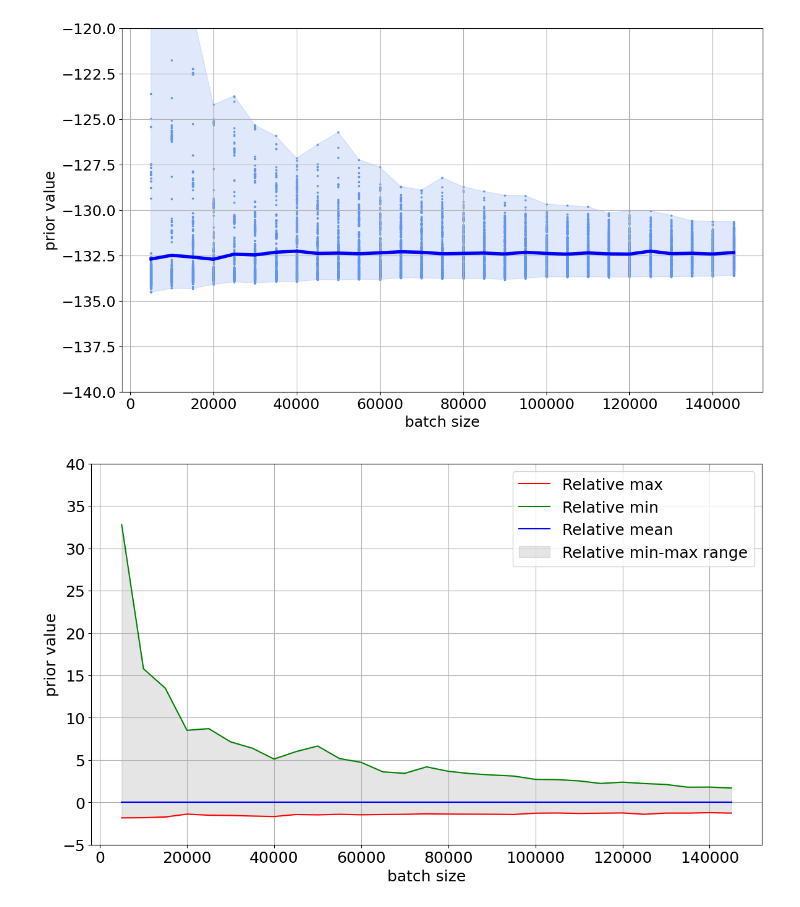
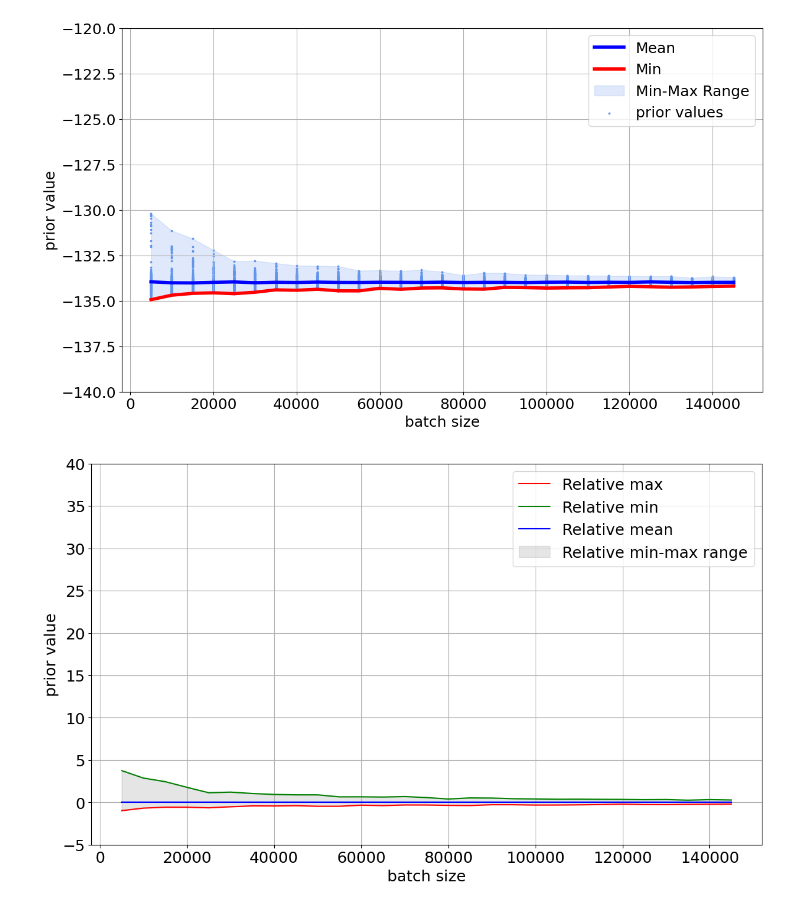
Before and after one commit to PaulBuechler-git/nf-for-inv-problems, a Jupyter notebook: prior_variance_experiment.ipynb, the cells around one changed output. Cells and saved outputs as stored; diff of their text form; code cells hidden in the pictures.

Commit message:
changes in noise since it wasn't uniform for all images

```diff
--- a/prior_variance_experiment.ipynb
+++ b/prior_variance_experiment.ipynb
@@ -7,9 +7,9 @@ from matplotlib import pyplot as plt
 # prior_variance_experiment(prior_val, prior_samples, start_time, end_time, eval_step)
 # %%
 # test image:
-params_path = 'results/prior_variance_experiment/custom_material_prior/version_3/params.json'
+#params_path = 'results/prior_variance_experiment/custom_material_prior/version_3/params.json'
 # train image:
-#params_path = 'results/prior_variance_experiment/custom_material_prior/version_4/params.json'
+params_path = 'results/prior_variance_experiment/custom_material_prior/version_4/params.json'
 # %%
 with open(params_path, 'r') as fp:
         params_dict = json.load(fp)
@@ -29,22 +29,24 @@ connection.commit()
 # %%
 cursor.execute("SELECT * from variance_data")
 means, mins, maxes, steps = zip(*cursor.fetchall())
 cursor.execute("SELECT * from scatter_data")
 scatter_steps, scatter_values = zip(*cursor.fetchall())
 plt.rcParams.update({'font.size' : 18})
 plt.figure(figsize=(14, 8))
 plt.plot(steps, means, label='Mean', linestyle='-', linewidth=4, color='blue')
+plt.plot(steps, mins, label='Min', linestyle='-', linewidth=4, color='red')
 plt.fill_between(steps, mins, maxes, color='cornflowerblue', alpha=0.2, label='Min-Max Range')
 plt.scatter(scatter_steps, scatter_values, color='cornflowerblue', marker='o', s=3, label='prior values')
 ax = plt.gca()
 ax.set_ylim([-140, -120])
 plt.xlabel('batch size')
 plt.ylabel('prior value')
 #plt.title('Prior value behavior for increasing batch sizes')
+plt.legend()
 plt.grid(True)
 plt.show()
 # %% [output]
-[figure, old version]
+[figure, new version]
 # %%
 cursor.execute('SELECT (AVG(prior_val)-AVG(prior_val)) as mean, (MIN(prior_val)-AVG(prior_val)) as min, (MAX(prior_val)-AVG(prior_val)) as max, prior_samples from prior_variance_experiment group by prior_samples')
 norm_mean, norm_mins, norm_maxes, batch_size = zip(*cursor.fetchall())
@@ -65,7 +67,7 @@ plt.ylabel('prior value')
 plt.grid(True)
 plt.show()
 # %% [output]
-[figure, old version]
+[figure, new version]
 # %%
 cursor.execute("SELECT * from execution_times")
 avg_execution_time, batch_size = zip(*cursor.fetchall())
```
Also changed, not shown: parts of 1 cell of this notebook, 9 other files.
